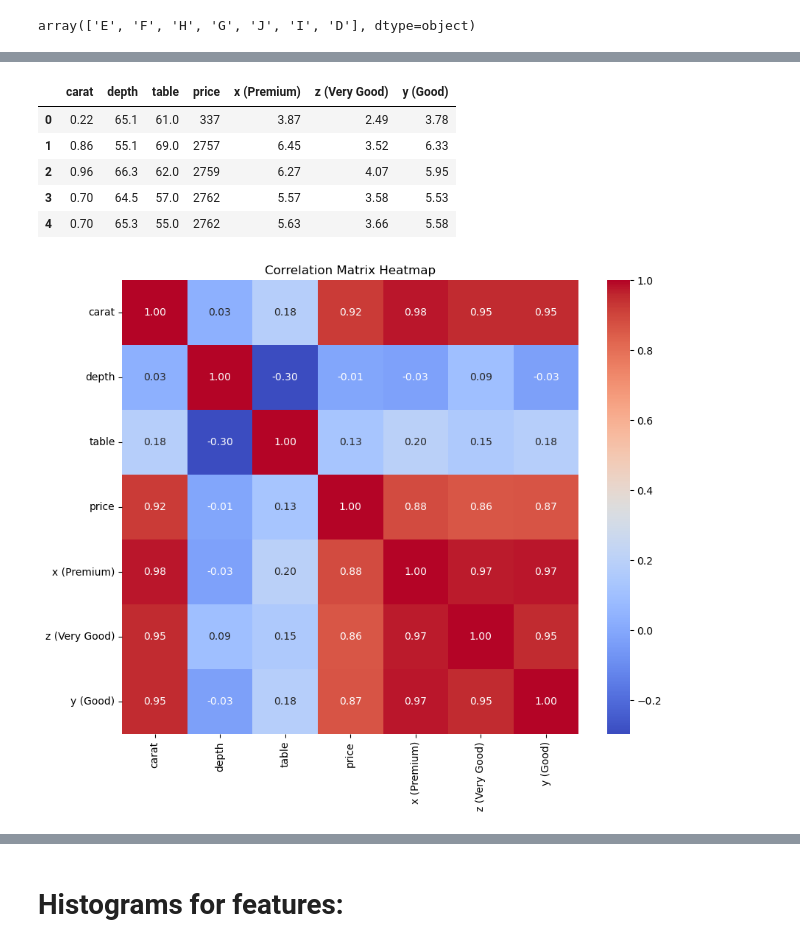
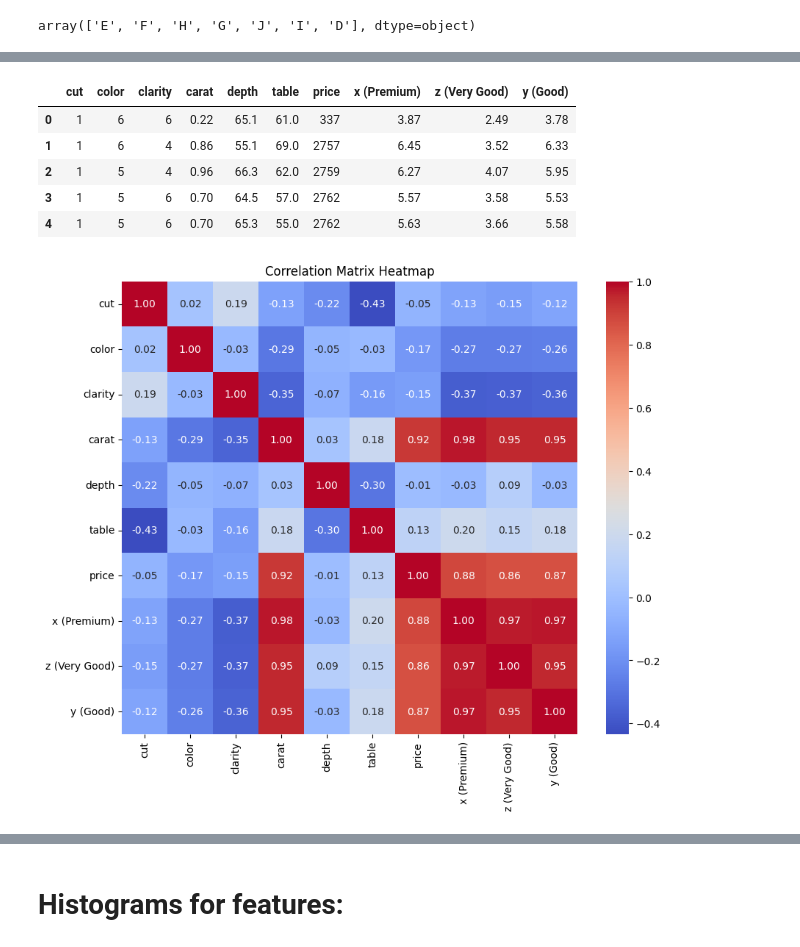
Before and after one commit to Mioupytjh/ML-and-DM, a Jupyter notebook: pca.ipynb, the cells around one changed output, grey strips where cells are left out. Drawn from its saved outputs; the diff is of its cells as text; code cells hidden in the pictures.

```diff
--- a/pca.ipynb
+++ b/pca.ipynb
@@ -35,6 +35,16 @@ array(['Fair', 'Good', 'Ideal', 'Premium', 'Very Good'], dtype=object)
 df['color'].unique()
 # %% [output]
 array(['E', 'F', 'H', 'G', 'J', 'I', 'D'], dtype=object)
+# %%
+# Mapping for ordinal categorical variables
+cut_mapping = {'Fair': 1, 'Good': 2, 'Very Good': 3, 'Premium': 4, 'Ideal': 5}
+color_mapping = {'J': 1, 'I': 2, 'H': 3, 'G': 4, 'F': 5, 'E': 6, 'D': 7}
+clarity_mapping = {'I3': 1, 'I2': 2, 'I1': 3, 'SI2': 4, 'SI1': 5, 'VS2': 6, 'VS1': 7, 'VVS2': 8, 'VVS1': 9, 'IF': 10}
+
+# Apply the mapping
+df['cut'] = df['cut'].map(cut_mapping)
+df['color'] = df['color'].map(color_mapping)
+df['clarity'] = df['clarity'].map(clarity_mapping)
 # %%
 df.describe()
 # %% [output]
@@ -50,14 +60,14 @@ df.describe()
 # %%
 df_org = df.copy()
-df = df.drop(columns=['cut', 'color', 'clarity'])
+# df = df.drop(columns=['cut', 'color', 'clarity'])
 df.head()
 # %% [output]
-|  | carat | depth | table | price | x (Premium) | z (Very Good) | y (Good) |
-| 0 | 0.22 | 65.1 | 61.0 | 337 | 3.87 | 2.49 | 3.78 |
-| 1 | 0.86 | 55.1 | 69.0 | 2757 | 6.45 | 3.52 | 6.33 |
-| 2 | 0.96 | 66.3 | 62.0 | 2759 | 6.27 | 4.07 | 5.95 |
-| 3 | 0.70 | 64.5 | 57.0 | 2762 | 5.57 | 3.58 | 5.53 |
-| 4 | 0.70 | 65.3 | 55.0 | 2762 | 5.63 | 3.66 | 5.58 |
+|  | cut | color | clarity | carat | depth | table | price | x (Premium) | z (Very Good) | y (Good) |
+| 0 | 1 | 6 | 6 | 0.22 | 65.1 | 61.0 | 337 | 3.87 | 2.49 | 3.78 |
+| 1 | 1 | 6 | 4 | 0.86 | 55.1 | 69.0 | 2757 | 6.45 | 3.52 | 6.33 |
+| 2 | 1 | 5 | 4 | 0.96 | 66.3 | 62.0 | 2759 | 6.27 | 4.07 | 5.95 |
+| 3 | 1 | 5 | 6 | 0.70 | 64.5 | 57.0 | 2762 | 5.57 | 3.58 | 5.53 |
+| 4 | 1 | 5 | 6 | 0.70 | 65.3 | 55.0 | 2762 | 5.63 | 3.66 | 5.58 |
 # %%
 import seaborn as sns
 
@@ -70,7 +80,7 @@ sns.heatmap(corr, annot=True, cmap='coolwarm', fmt='.2f')
 plt.title('Correlation Matrix Heatmap')
 plt.show()
 # %% [output]
-[figure, old version]
+[figure, new version]
 # %%
 df_sample = df.sample(n=500, random_state=42)  # Adjust n to your preferred sample size
 sns.pairplot(df_sample, x_vars=df_sample.columns.drop('price'), y_vars='price', height=5, aspect=0.8, kind='reg', plot_kws={'scatter_kws': {'alpha': 0.5}})
```
Also changed, not shown: parts of 12 cells of this notebook, 1 other file.
